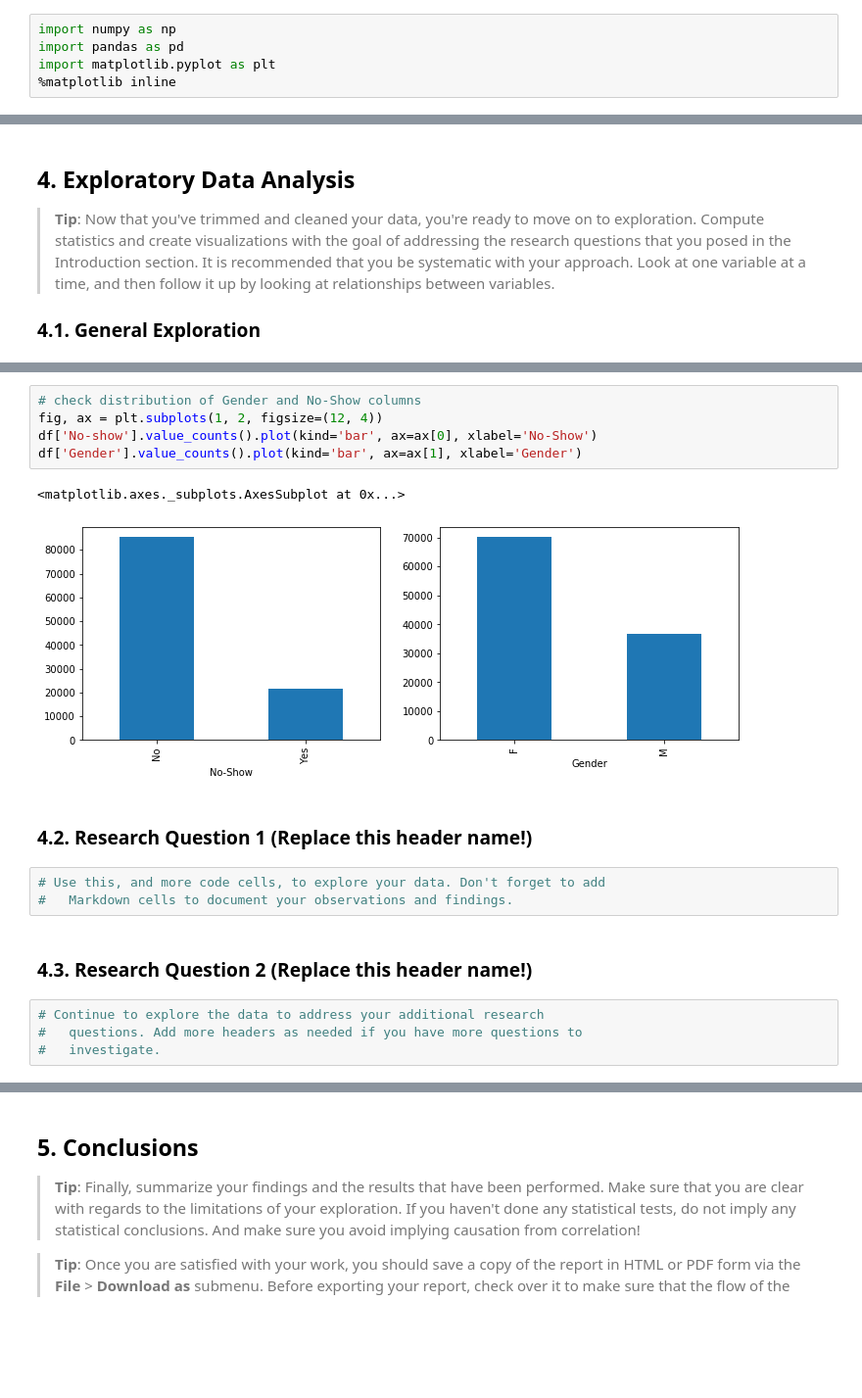
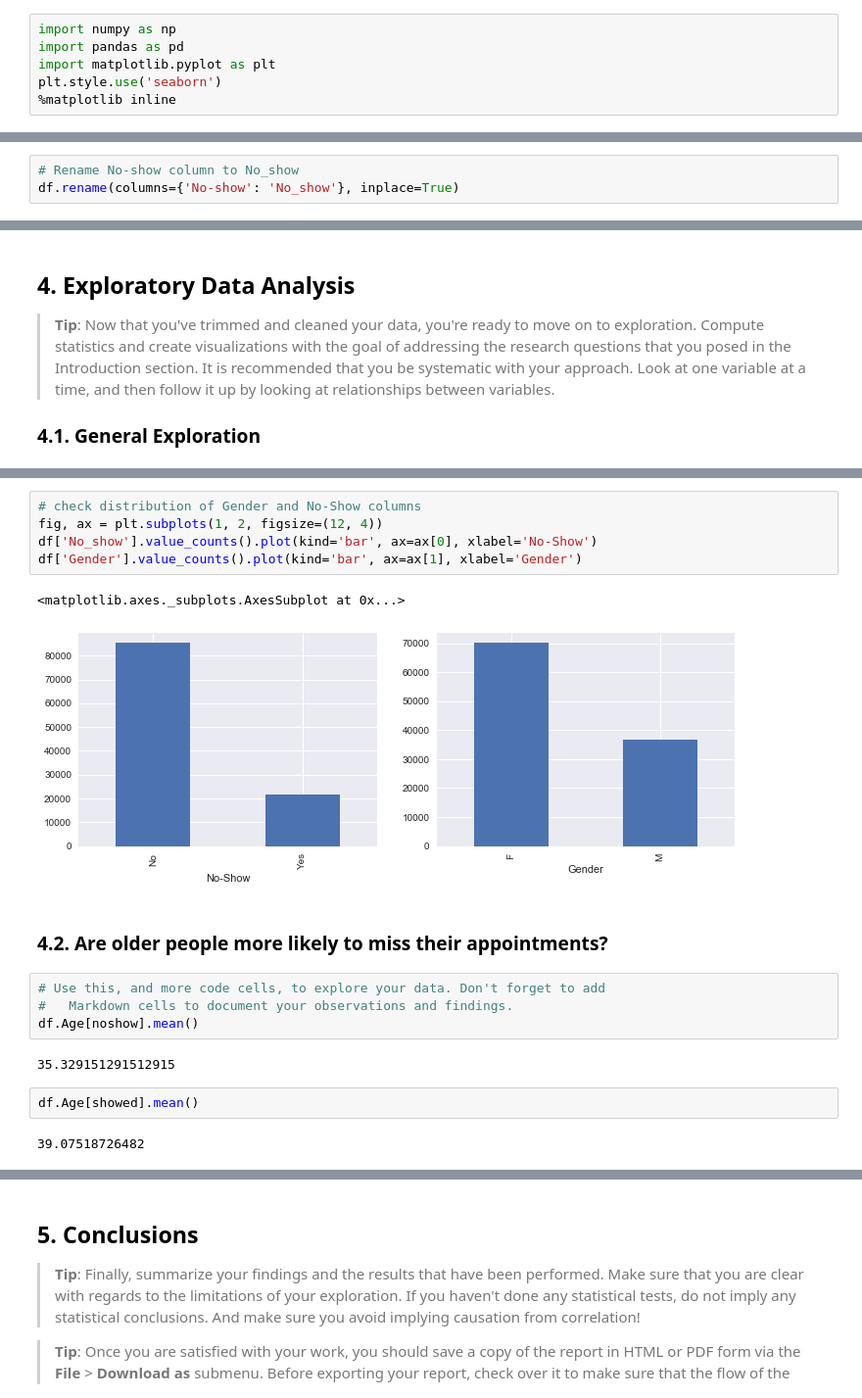
Before and after one commit to walidsi/Udacity_ADA, a Jupyter notebook: No_Show_Appointments_Analysis.ipynb, the cells around one changed output, grey strips where cells are left out. Shown at 98% size. Drawn from its saved outputs; the diff is of its cells as text; blank space fills up the shorter version.

```diff
--- a/No_Show_Appointments_Analysis.ipynb
+++ b/No_Show_Appointments_Analysis.ipynb
@@ -23,6 +23,7 @@ In this project we will be analyzing the No-Show Appointments dataset. The datas
 import numpy as np
 import pandas as pd
 import matplotlib.pyplot as plt
+plt.style.use('seaborn')
 %matplotlib inline
 # %% [markdown]
 <a id='wrangling'></a>
@@ -200,6 +201,9 @@ dtype: object
 # %%
 # drop PatientId and AppointmentID columns as we will not need them for our analysis
 df.drop(['PatientId', 'AppointmentID'], axis=1, inplace=True)
+# %%
+# Rename No-show column to No_show
+df.rename(columns={'No-show': 'No_show'}, inplace=True)
 # %%
 df.head()
 # %% [output]
@@ -230,19 +234,20 @@ df.hist(figsize=(16, 12));
 # %%
 # check distribution of Gender and No-Show columns
 fig, ax = plt.subplots(1, 2, figsize=(12, 4))
-df['No-show'].value_counts().plot(kind='bar', ax=ax[0], xlabel='No-Show')
+df['No_show'].value_counts().plot(kind='bar', ax=ax[0], xlabel='No-Show')
 df['Gender'].value_counts().plot(kind='bar', ax=ax[1], xlabel='Gender')
 # %% [output]
 <matplotlib.axes._subplots.AxesSubplot at 0x...>
-[figure, old version]
+[figure, new version]
-# %% [markdown]
-### 4.2. Research Question 1 (Replace this header name!)
+# %% [markdown]
+### 4.2. Are older people more likely to miss their appointments?
 # %%
 # Use this, and more code cells, to explore your data. Don't forget to add
 #   Markdown cells to document your observations and findings.
+df.Age[noshow].mean()
+# %% [output]
+35.329151291512915
-# %% [markdown]
-### 4.3. Research Question 2  (Replace this header name!)
-# %%
-# Continue to explore the data to address your additional research
-#   questions. Add more headers as needed if you have more questions to
-#   investigate.
+# %%
+df.Age[showed].mean()
+# %% [output]
+39.07518726482
```
Also changed, not shown: parts of 9 cells of this notebook.
